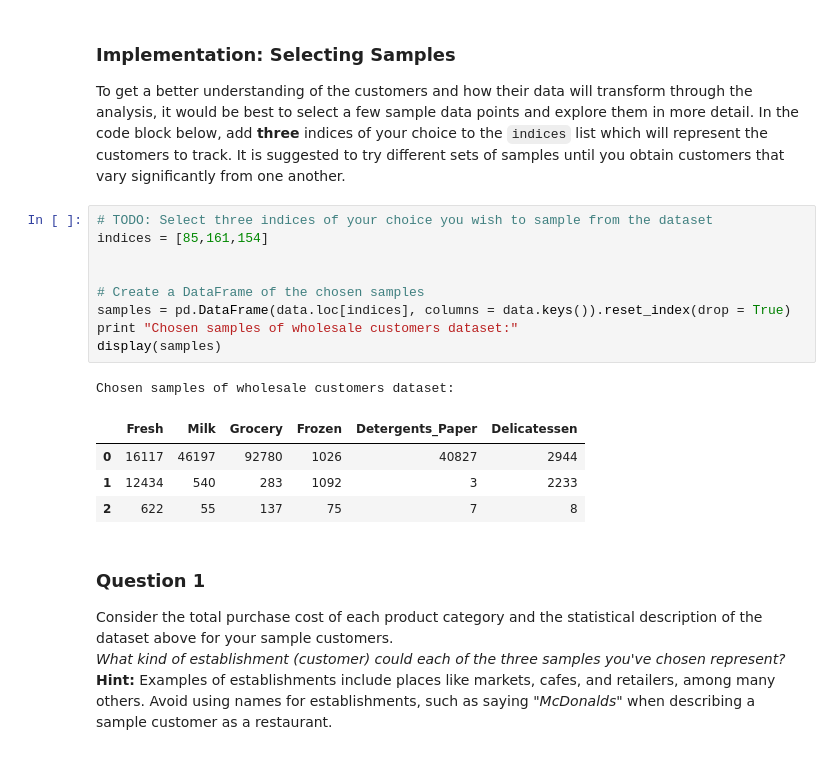
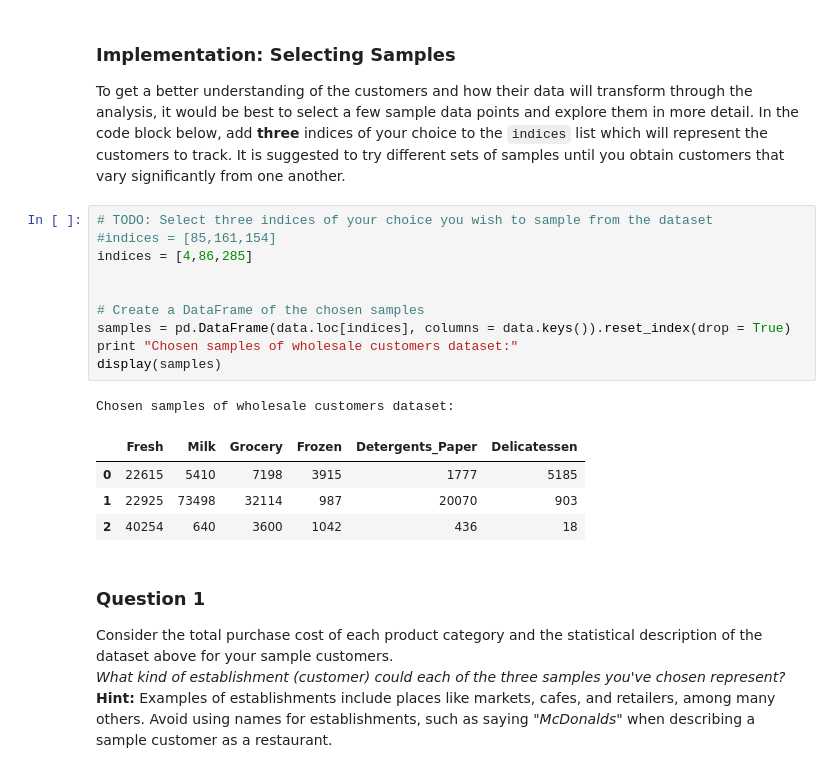
Before and after one commit to antoniodeblasi/MLND, a Jupyter notebook: projects/customer_segments/customer_segments.ipynb, the cells around one changed output. Drawn from its saved outputs; the diff is of its cells as text.

```diff
--- a/projects/customer_segments/customer_segments.ipynb
+++ b/projects/customer_segments/customer_segments.ipynb
@@ -59,19 +59,20 @@ display(data.describe())
 To get a better understanding of the customers and how their data will transform through the analysis, it would be best to select a few sample data points and explore them in more detail. In the code block below, add **three** indices of your choice to the `indices` list which will represent the customers to track. It is suggested to try different sets of samples until you obtain customers that vary significantly from one another.
 # %%
 # TODO: Select three indices of your choice you wish to sample from the dataset
-indices = [85,161,154]
+#indices = [85,161,154]
+indices = [4,86,285]
 
 
 # Create a DataFrame of the chosen samples
 samples = pd.DataFrame(data.loc[indices], columns = data.keys()).reset_index(drop = True)
 print "Chosen samples of wholesale customers dataset:"
 display(samples)
 # %% [output]
 Chosen samples of wholesale customers dataset:
 |  | Fresh | Milk | Grocery | Frozen | Detergents_Paper | Delicatessen |
-| 0 | 16117 | 46197 | 92780 | 1026 | 40827 | 2944 |
-| 1 | 12434 | 540 | 283 | 1092 | 3 | 2233 |
-| 2 | 622 | 55 | 137 | 75 | 7 | 8 |
+| 0 | 22615 | 5410 | 7198 | 3915 | 1777 | 5185 |
+| 1 | 22925 | 73498 | 32114 | 987 | 20070 | 903 |
+| 2 | 40254 | 640 | 3600 | 1042 | 436 | 18 |
 # %% [markdown]
 ### Question 1
 Consider the total purchase cost of each product category and the statistical description of the dataset above for your sample customers.
```
Also changed, not shown: parts of 28 cells of this notebook.
